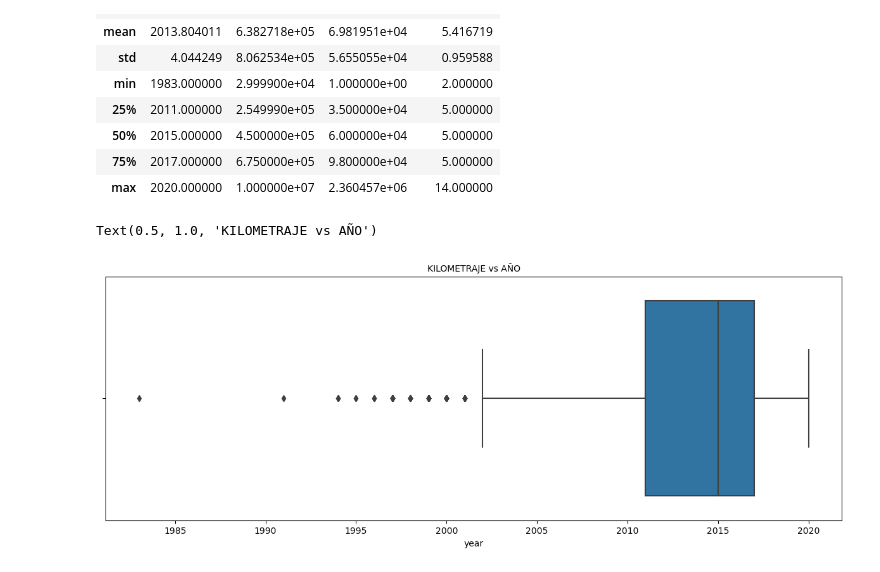
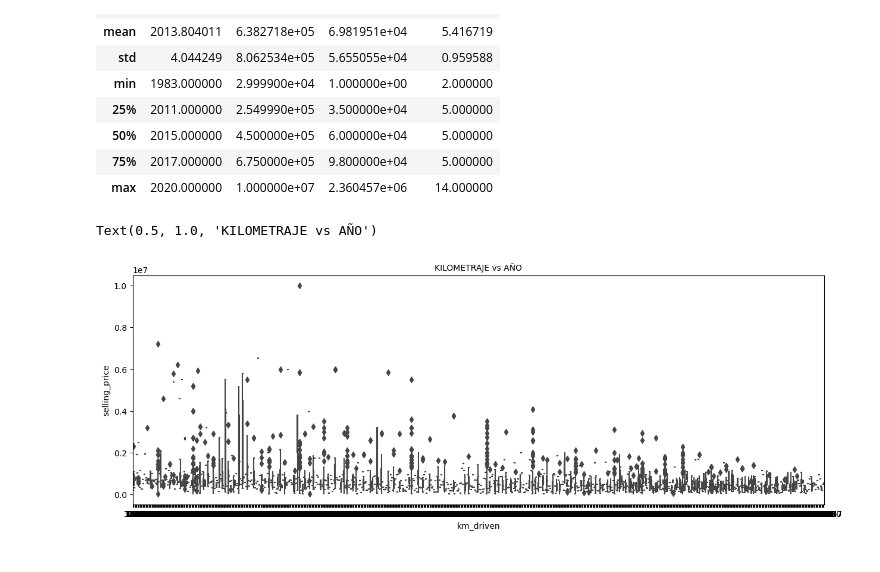
Before and after one commit to FelixRosalesG/ProyectoAlgoritmosSupervisado, a Jupyter notebook: RegresionLinealT3.ipynb, the cells around one changed output. Cells and saved outputs as stored; diff of their text form; code cells hidden in the pictures.

```diff
--- a/RegresionLinealT3.ipynb
+++ b/RegresionLinealT3.ipynb
@@ -52,8 +230,8 @@ conjuntoDatos.describe()
 | max | 2020.000000 | 1.000000e+07 | 2.360457e+06 | 14.000000 |
 # %%
 mplot.figure(figsize=(15,5))
-sns.boxplot(x = conjuntoDatos['year'])
+sns.boxplot(x = conjuntoDatos['km_driven'], y = conjuntoDatos['selling_price'])
 mplot.title("KILOMETRAJE vs AÑO", fontsize=10)
 # %% [output]
 Text(0.5, 1.0, 'KILOMETRAJE vs AÑO')
-[figure, old version]
+[figure, new version]
```
Also changed, not shown: parts of 11 cells of this notebook.
